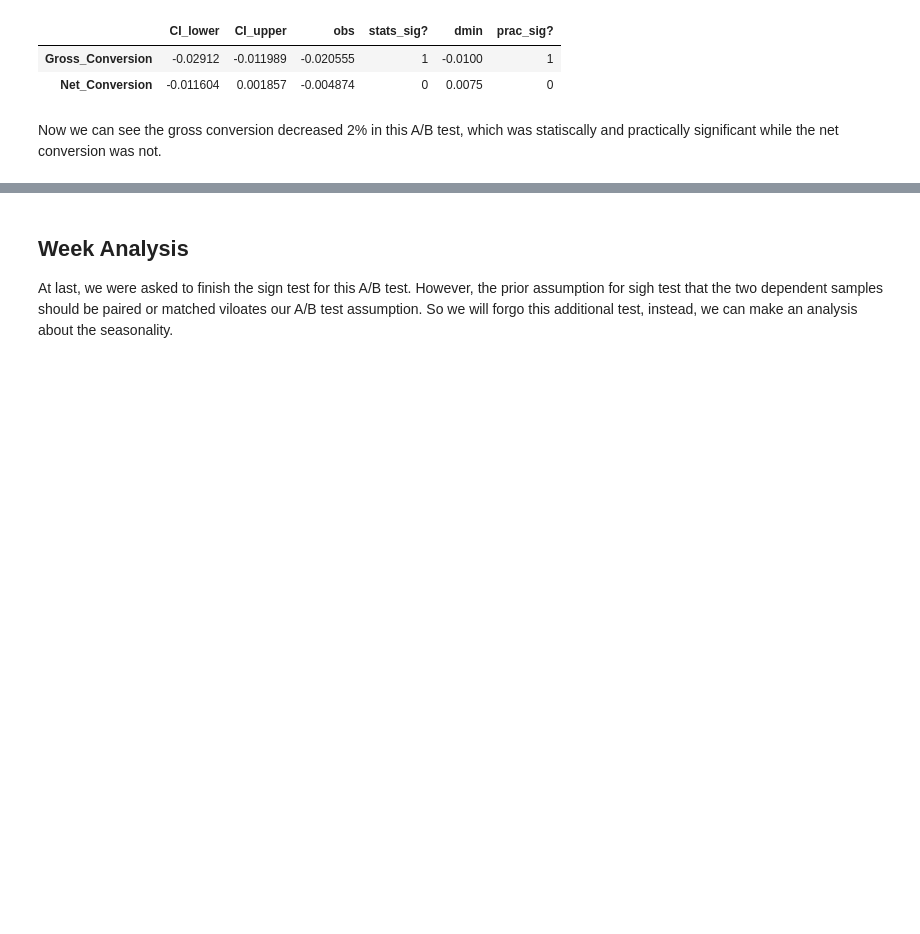
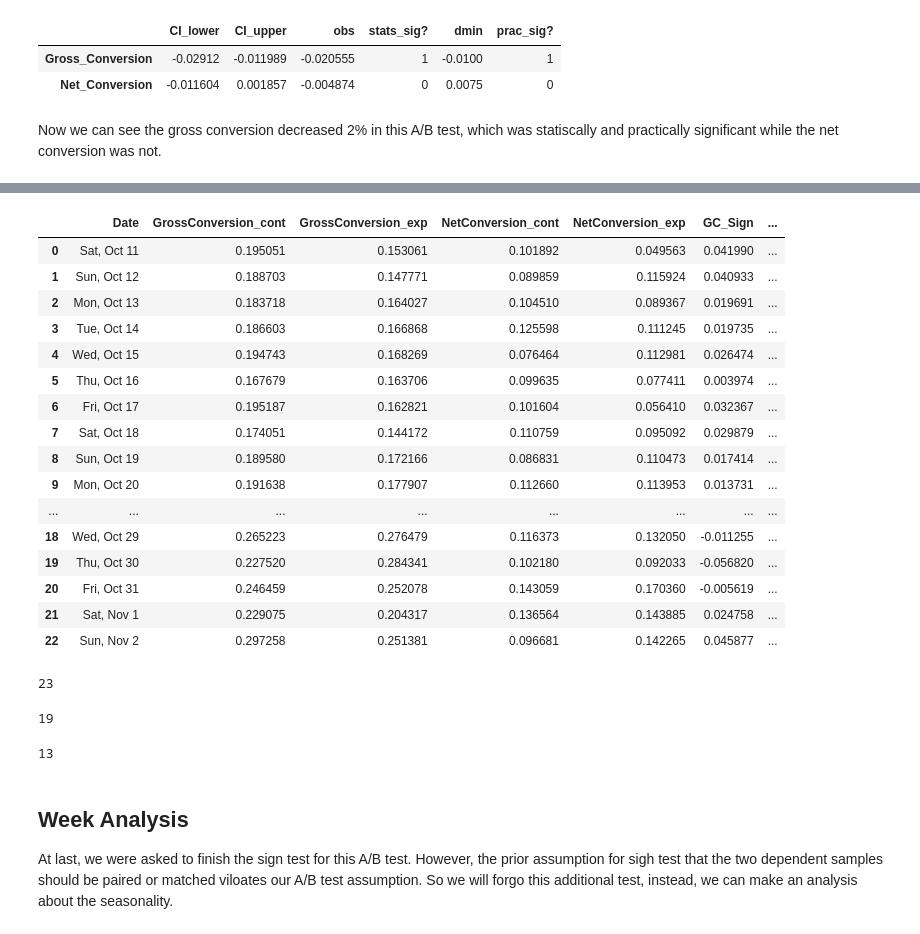
Before and after one commit to ycsilvia/Projects-portfolio, a Jupyter notebook: ABTestingUdacity/code.ipynb, the cells around one changed output, grey strips where cells are left out. Cells and saved outputs as stored; diff of their text form; code cells hidden in the pictures; blank space fills up the shorter version.

```diff
--- a/ABTestingUdacity/code.ipynb
+++ b/ABTestingUdacity/code.ipynb
@@ -564,0 +563,3 @@ Now we can see the gross conversion decreased 2% in this A/B test, which was sta
+# %%
+df_control_notnull = control[pd.isnull(control.Enrollments) != True]
+df_experiment_notnull = experiment[pd.isnull(experiment.Enrollments) != True]
@@ -564,0 +658,11 @@ Now we can see the gross conversion decreased 2% in this A/B test, which was sta
+# %%
+df_SignTest = pd.merge(df_control_notnull,df_experiment_notnull,on="Date")
+df_SignTest['GrossConversion_cont'] = df_SignTest.Enrollments_x/df_SignTest.Clicks_x
+df_SignTest['GrossConversion_exp'] = df_SignTest.Enrollments_y/df_SignTest.Clicks_y
+df_SignTest['NetConversion_cont'] = df_SignTest.Payments_x/df_SignTest.Clicks_x
+df_SignTest['NetConversion_exp'] = df_SignTest.Payments_y/df_SignTest.Clicks_y
+
+cols = ['Date','GrossConversion_cont','GrossConversion_exp','NetConversion_cont','NetConversion_exp']
+# %%
+df_SignTest = df_SignTest[cols]
+df_SignTest.head()
@@ -565,3 +676,38 @@ Now we can see the gross conversion decreased 2% in this A/B test, which was sta
+# %%
+df_SignTest['GC_Sign'] = df_SignTest.GrossConversion_cont - df_SignTest.GrossConversion_exp
+df_SignTest['NC_Sign'] = df_SignTest.NetConversion_cont - df_SignTest.NetConversion_exp
+# %%
+df_SignTest
+# %% [output]
+|  | Date | GrossConversion_cont | GrossConversion_exp | NetConversion_cont | NetConversion_exp | GC_Sign | ... |
+| 0 | Sat, Oct 11 | 0.195051 | 0.153061 | 0.101892 | 0.049563 | 0.041990 | ... |
+| 1 | Sun, Oct 12 | 0.188703 | 0.147771 | 0.089859 | 0.115924 | 0.040933 | ... |
+| 2 | Mon, Oct 13 | 0.183718 | 0.164027 | 0.104510 | 0.089367 | 0.019691 | ... |
+| 3 | Tue, Oct 14 | 0.186603 | 0.166868 | 0.125598 | 0.111245 | 0.019735 | ... |
+| 4 | Wed, Oct 15 | 0.194743 | 0.168269 | 0.076464 | 0.112981 | 0.026474 | ... |
+| 5 | Thu, Oct 16 | 0.167679 | 0.163706 | 0.099635 | 0.077411 | 0.003974 | ... |
+| 6 | Fri, Oct 17 | 0.195187 | 0.162821 | 0.101604 | 0.056410 | 0.032367 | ... |
+| 7 | Sat, Oct 18 | 0.174051 | 0.144172 | 0.110759 | 0.095092 | 0.029879 | ... |
+| 8 | Sun, Oct 19 | 0.189580 | 0.172166 | 0.086831 | 0.110473 | 0.017414 | ... |
+| 9 | Mon, Oct 20 | 0.191638 | 0.177907 | 0.112660 | 0.113953 | 0.013731 | ... |
+| ... | ... | ... | ... | ... | ... | ... | ... |
+| 18 | Wed, Oct 29 | 0.265223 | 0.276479 | 0.116373 | 0.132050 | -0.011255 | ... |
+| 19 | Thu, Oct 30 | 0.227520 | 0.284341 | 0.102180 | 0.092033 | -0.056820 | ... |
+| 20 | Fri, Oct 31 | 0.246459 | 0.252078 | 0.143059 | 0.170360 | -0.005619 | ... |
+| 21 | Sat, Nov 1 | 0.229075 | 0.204317 | 0.136564 | 0.143885 | 0.024758 | ... |
+| 22 | Sun, Nov 2 | 0.297258 | 0.251381 | 0.096681 | 0.142265 | 0.045877 | ... |
+# %%
+len(df_SignTest)
+# %% [output]
+23
+# %%
+len(df_SignTest[df_SignTest.GC_Sign > 0])
+# %% [output]
+19
+# %%
+len(df_SignTest[df_SignTest.NC_Sign > 0])
+# %% [output]
+13
 # %% [markdown]
 ## Week Analysis
 At last, we were asked to finish the sign test for this A/B test. However, the prior assumption for sigh test that the two dependent samples should be paired or matched viloates our A/B test assumption. So we will forgo this additional test, instead, we can make an analysis about the seasonality.
```
Also changed, not shown: parts of 14 cells of this notebook.
